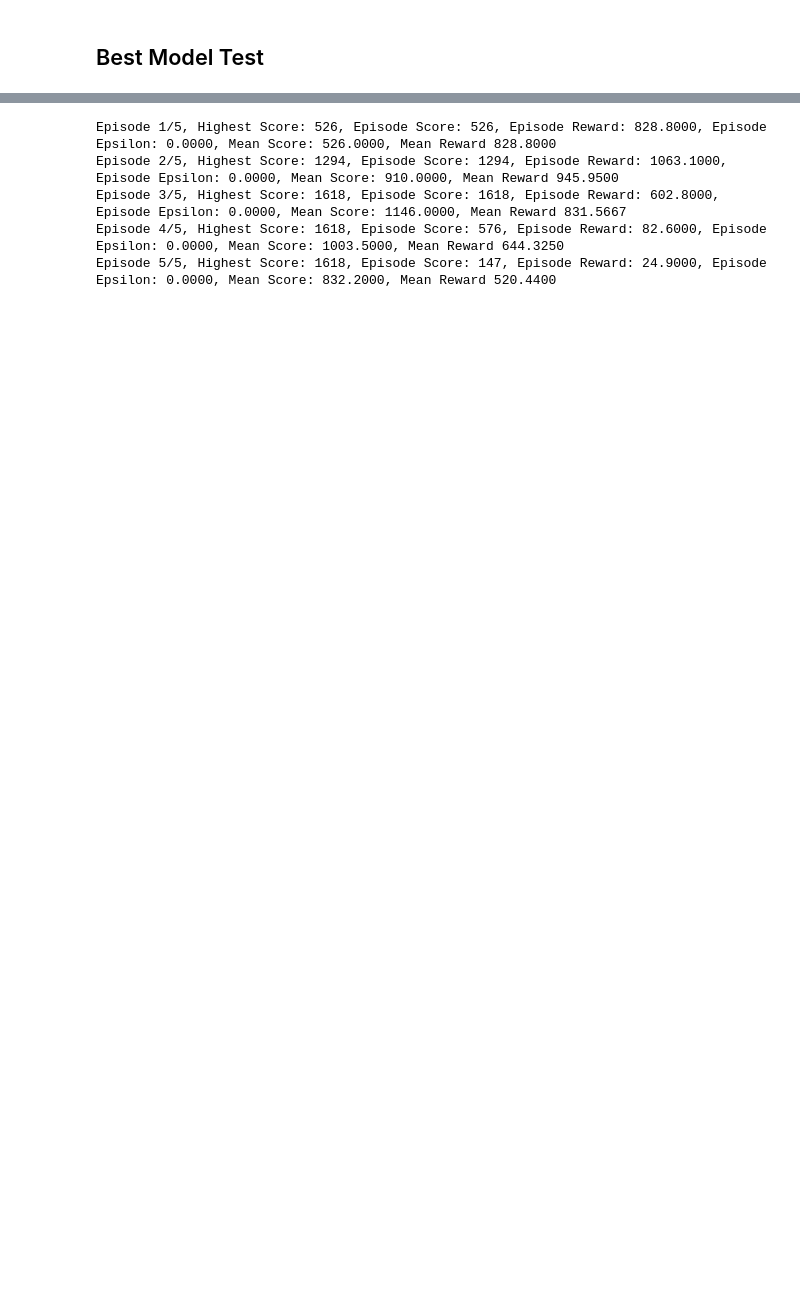
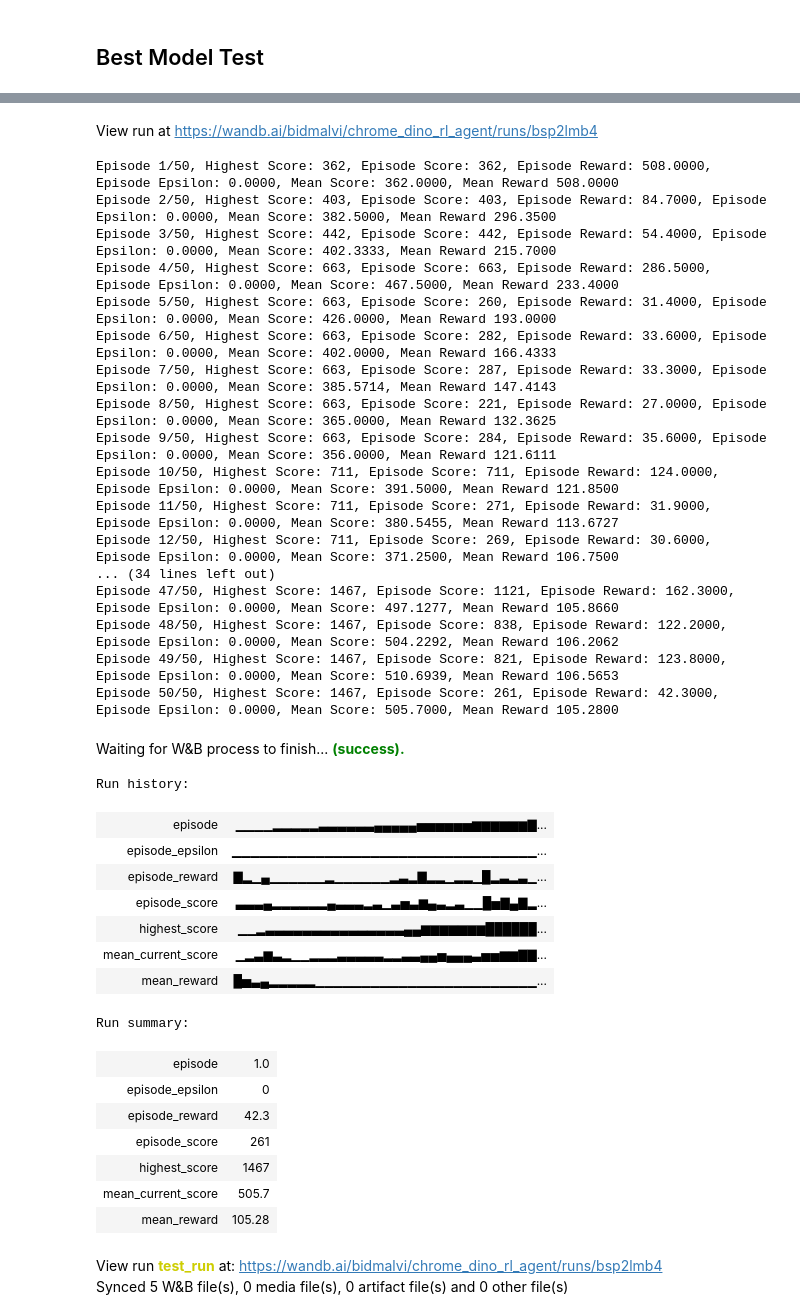
Before and after one commit to malvibid/COMP3071-Designing-Intelligent-Agents, a Jupyter notebook: COMP3071-DIA-CW/src/COMP3071-DIA-CW.ipynb, the cells around one changed output, grey strips where cells are left out. Saved outputs shown, nothing was run; the diff lists cells and outputs as text; code cells hidden in the pictures; blank space fills up the shorter version.

Commit message:
Integrated original reward strategy and obs with updated code

```diff
--- a/COMP3071-DIA-CW/src/COMP3071-DIA-CW.ipynb
+++ b/COMP3071-DIA-CW/src/COMP3071-DIA-CW.ipynb
@@ -647,6 +626,10 @@ def train(agent, env, episodes, model_output_dir, save_interval=10, log_to_wandb
             model_name = f"dino_dqn_episode_{episode + 1}.pth"
             agent.save_model(model_name, model_output_dir, log_to_wandb)
             print(f"Model saved after episode {episode + 1}")
+
+    # Finish wandb logging
+    if log_to_wandb:
+        wandb.finish()
 # %% [markdown]
 ### Train
 # %%
@@ -710,7 +698,0 @@ TRAIN_EPISODES = 200
-# %%
-# Instantiate Environment and Agent
-env = DinoEnvironment()
-agent = DinoDQNAgent(env)
-
-# Train Model
-train(agent, env, TRAIN_EPISODES, OUTPUT_DIR, log_to_wandb=True)
@@ -795,5 +753,9 @@ def test(agent, env, episodes, model_path, log_to_wandb=False, older_model=False
                 "mean_reward": mean_reward,
                 "mean_current_score": mean_score
             })
+
+    if log_to_wandb:
+        # Finish wandb logging
+        wandb.finish()
 # %% [markdown]
 ### Test
@@ -825,12 +785,12 @@ Stacktrace:
 MODEL_LOAD_PATH = "best_trained_models\episode_100.pth"
 # %%
 # Number of episodes to test the agent
-TEST_EPISODES = 5
+TEST_EPISODES = 50
 # %%
 # Instantiate Environment and Agent
 env = DinoEnvironment()
 agent = DinoDQNAgent(env)
 
 # Test model
-test(agent, env, TEST_EPISODES, MODEL_LOAD_PATH, log_to_wandb=False, older_model=True)
+test(agent, env, TEST_EPISODES, MODEL_LOAD_PATH, log_to_wandb=True, older_model=True)
 # %% [output]
@@ -837,5 +801,37 @@ test(agent, env, TEST_EPISODES, MODEL_LOAD_PATH, log_to_wandb=False, older_model
+View run at https://wandb.ai/bidmalvi/chrome_dino_rl_agent/runs/bsp2lmb4
-Episode 1/5, Highest Score: 526, Episode Score: 526, Episode Reward: 828.8000, Episode Epsilon: 0.0000, Mean Score: 526.0000, Mean Reward 828.8000
-Episode 2/5, Highest Score: 1294, Episode Score: 1294, Episode Reward: 1063.1000, Episode Epsilon: 0.0000, Mean Score: 910.0000, Mean Reward 945.9500
-Episode 3/5, Highest Score: 1618, Episode Score: 1618, Episode Reward: 602.8000, Episode Epsilon: 0.0000, Mean Score: 1146.0000, Mean Reward 831.5667
-Episode 4/5, Highest Score: 1618, Episode Score: 576, Episode Reward: 82.6000, Episode Epsilon: 0.0000, Mean Score: 1003.5000, Mean Reward 644.3250
-Episode 5/5, Highest Score: 1618, Episode Score: 147, Episode Reward: 24.9000, Episode Epsilon: 0.0000, Mean Score: 832.2000, Mean Reward 520.4400
+Episode 1/50, Highest Score: 362, Episode Score: 362, Episode Reward: 508.0000, Episode Epsilon: 0.0000, Mean Score: 362.0000, Mean Reward 508.0000
+Episode 2/50, Highest Score: 403, Episode Score: 403, Episode Reward: 84.7000, Episode Epsilon: 0.0000, Mean Score: 382.5000, Mean Reward 296.3500
+Episode 3/50, Highest Score: 442, Episode Score: 442, Episode Reward: 54.4000, Episode Epsilon: 0.0000, Mean Score: 402.3333, Mean Reward 215.7000
+Episode 4/50, Highest Score: 663, Episode Score: 663, Episode Reward: 286.5000, Episode Epsilon: 0.0000, Mean Score: 467.5000, Mean Reward 233.4000
+Episode 5/50, Highest Score: 663, Episode Score: 260, Episode Reward: 31.4000, Episode Epsilon: 0.0000, Mean Score: 426.0000, Mean Reward 193.0000
+Episode 6/50, Highest Score: 663, Episode Score: 282, Episode Reward: 33.6000, Episode Epsilon: 0.0000, Mean Score: 402.0000, Mean Reward 166.4333
+Episode 7/50, Highest Score: 663, Episode Score: 287, Episode Reward: 33.3000, Episode Epsilon: 0.0000, Mean Score: 385.5714, Mean Reward 147.4143
+Episode 8/50, Highest Score: 663, Episode Score: 221, Episode Reward: 27.0000, Episode Epsilon: 0.0000, Mean Score: 365.0000, Mean Reward 132.3625
+Episode 9/50, Highest Score: 663, Episode Score: 284, Episode Reward: 35.6000, Episode Epsilon: 0.0000, Mean Score: 356.0000, Mean Reward 121.6111
+Episode 10/50, Highest Score: 711, Episode Score: 711, Episode Reward: 124.0000, Episode Epsilon: 0.0000, Mean Score: 391.5000, Mean Reward 121.8500
+Episode 11/50, Highest Score: 711, Episode Score: 271, Episode Reward: 31.9000, Episode Epsilon: 0.0000, Mean Score: 380.5455, Mean Reward 113.6727
+Episode 12/50, Highest Score: 711, Episode Score: 269, Episode Reward: 30.6000, Episode Epsilon: 0.0000, Mean Score: 371.2500, Mean Reward 106.7500
+... (34 lines left out)
+Episode 47/50, Highest Score: 1467, Episode Score: 1121, Episode Reward: 162.3000, Episode Epsilon: 0.0000, Mean Score: 497.1277, Mean Reward 105.8660
+Episode 48/50, Highest Score: 1467, Episode Score: 838, Episode Reward: 122.2000, Episode Epsilon: 0.0000, Mean Score: 504.2292, Mean Reward 106.2062
+Episode 49/50, Highest Score: 1467, Episode Score: 821, Episode Reward: 123.8000, Episode Epsilon: 0.0000, Mean Score: 510.6939, Mean Reward 106.5653
+Episode 50/50, Highest Score: 1467, Episode Score: 261, Episode Reward: 42.3000, Episode Epsilon: 0.0000, Mean Score: 505.7000, Mean Reward 105.2800
+Waiting for W&B process to finish... (success).
+Run history:
+| episode | ▁▁▁▁▂▂▂▂▂▃▃▃▃▃▃▄▄▄▄▄▅▅▅▅▅▅▆▆▆▆▆▆▇... |
+| episode_epsilon | ▁▁▁▁▁▁▁▁▁▁▁▁▁▁▁▁▁▁▁▁▁▁▁▁▁▁▁▁▁▁▁▁▁... |
+| episode_reward | ▇▂▁▄▁▁▁▁▁▁▂▁▁▁▁▁▁▂▃▂▇▂▂▁▂▂▁█▂▃▂▃▁... |
+| episode_score | ▃▃▃▄▂▂▂▂▂▂▄▃▃▃▂▃▁▃▅▃▆▄▃▂▃▁▁█▅▇▄▇▂... |
+| highest_score | ▁▁▂▃▃▃▃▃▃▃▃▃▃▃▃▃▃▃▄▄▆▆▆▆▆▆▆██████... |
+| mean_current_score | ▁▂▃▆▃▂▁▁▂▂▂▃▃▃▃▃▂▂▃▃▄▄▅▄▄▄▃▅▅▆▆▇▇... |
+| mean_reward | █▅▃▄▂▂▂▂▂▁▁▁▁▁▁▁▁▁▁▁▁▁▁▁▁▁▁▁▁▁▁▁▁... |
+Run summary:
+| episode | 1.0 |
+| episode_epsilon | 0 |
+| episode_reward | 42.3 |
+| episode_score | 261 |
+| highest_score | 1467 |
+| mean_current_score | 505.7 |
+| mean_reward | 105.28 |
+View run test_run at: https://wandb.ai/bidmalvi/chrome_dino_rl_agent/runs/bsp2lmb4
+Synced 5 W&B file(s), 0 media file(s), 0 artifact file(s) and 0 other file(s)
```
Also changed, not shown: parts of 19 cells of this notebook, 10 other files.
